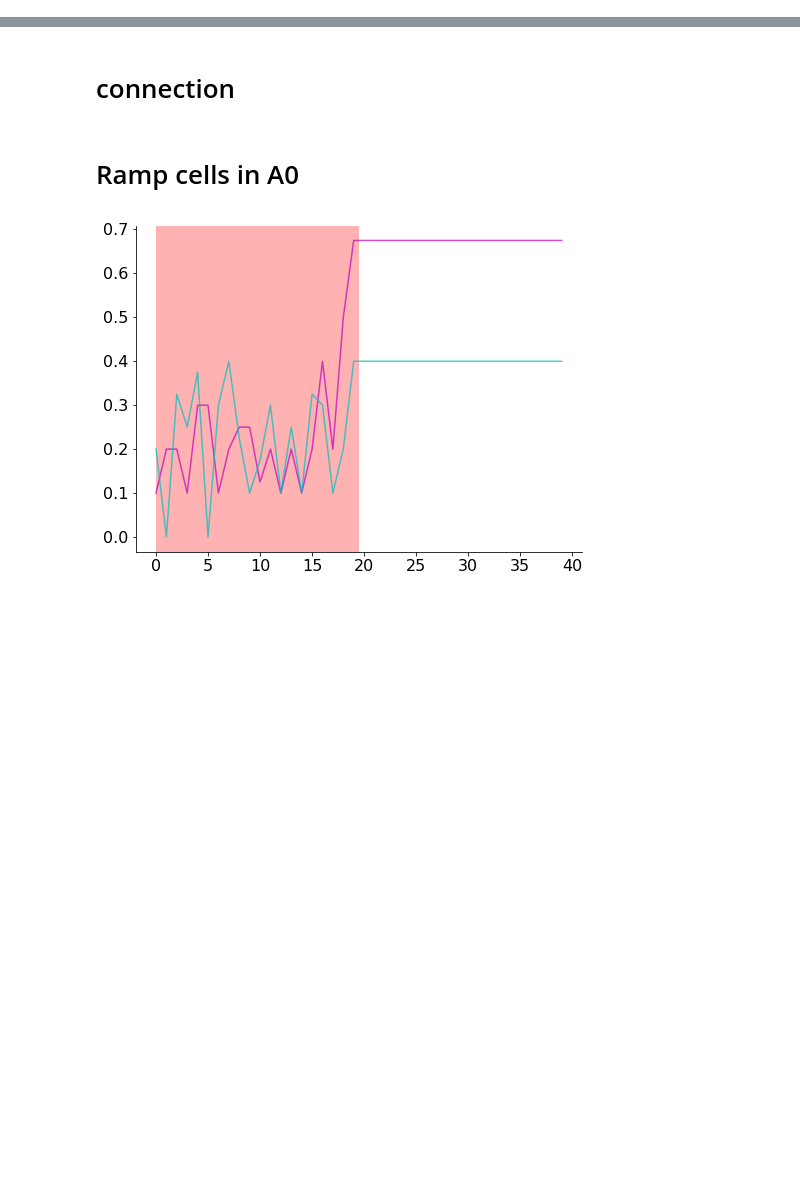
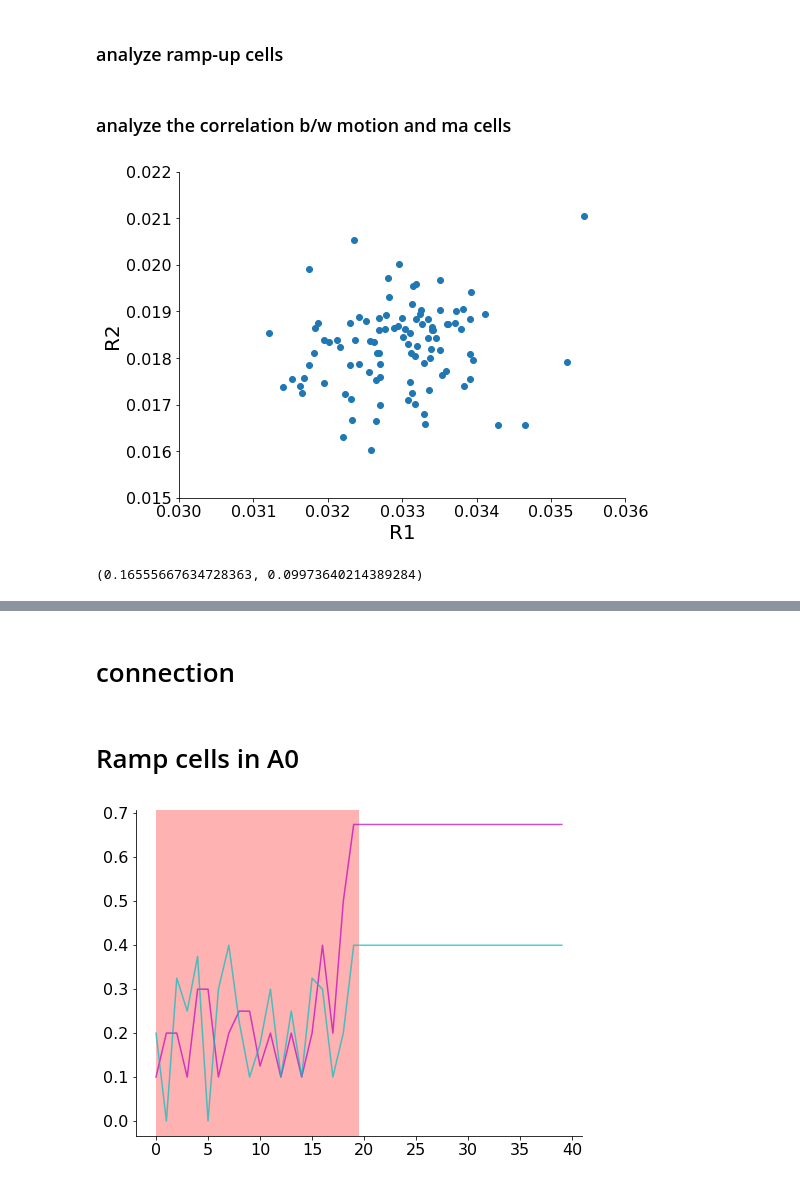
Before and after one commit to ukky17/prednet, a Jupyter notebook: classify.ipynb, the cells around one changed output, grey strips where cells are left out. Saved outputs shown, nothing was run; the diff lists cells and outputs as text; code cells hidden in the pictures; blank space fills up the shorter version.

```diff
--- a/classify.ipynb
+++ b/classify.ipynb
@@ -23,14 +23,14 @@ mpl.rcParams['axes.spines.right'] = False
 plt.rcParams['ps.useafm'] = True
 plt.rcParams['pdf.use14corefonts'] = True
 
-pre_frames = 10 # 50 # 10 # 50
-stim_frames = 20 # 80 # 20 # 80
-post_frames = 20 # 100 # 20 # 100
+pre_frames = 10 # 50
+stim_frames = 20 # 80
+post_frames = 20 # 100
 
 n_movies = 100
 batch_size = 1
 
-SAVE_DIR = './response/190828_1/'
+SAVE_DIR = './response/190724_11/'
 # %%
 def classify(resp):
     """
@@ -121,10 +134,10 @@ def classify(resp):
 n_stims = 2
 analyze_all = True
 # targets = ['E0', 'E1', 'E2', 'R0', 'R1', 'R2', 'A0', 'A1', 'A2', 'Ahat0', 'Ahat1', 'Ahat2']
-# targets = ['E2', 'A2', 'Ahat2']
+targets = ['E2', 'A2', 'Ahat2', 'R2']
 # targets = ['E0', 'A0', 'Ahat0']
 # taregets = ['E1', 'A1', 'Ahat1']
-targets = ['E2']
+# targets = ['E2']
 
 cell_dict = {}
 for target in targets:
@@ -159,15 +172,15 @@ for target in targets:
         n_units = resp.shape[-1]
         resp = resp[:, :, :, resp.shape[3]//2, resp.shape[4]//2, :]
 
-    if 'R' in target:
+    """if 'R' in target:
         tmp1 = np.clip(resp, 0, None)
         tmp2 = np.clip(resp, None, 0) * -1
-        resp = np.concatenate((tmp1, tmp2), axis=-1)
+        resp = np.concatenate((tmp1, tmp2), axis=-1)"""
 
     print(resp.shape) # (2, 100, 230, n_units)
 
-    flat_idx, ramping_idx, ma_idx, error_idx, motion_idx = classify(resp)
-    cell_dict[target] = [n_units, flat_idx, ramping_idx, ma_idx, error_idx, motion_idx]
+    d_resp, flat_idx, ramping_idx, ma_idx, error_idx, motion_idx, motion_idx_sep, ma_idx_sep = classify(resp)
+    cell_dict[target] = [n_units, flat_idx, ramping_idx, ma_idx, error_idx, motion_idx, motion_idx_sep, ma_idx_sep]
 
 # summary
 n_cells = np.zeros((len(targets), 6))
@@ -195,3 +228,5 @@ if analyze_all:
     hickle.dump(cell_dict, SAVE_DIR + 'cell_dict.hkl')
 else:
     hickle.dump(cell_dict, SAVE_DIR + 'cell_dict_center.hkl')
+# %% [markdown]
+### analyze ramp-up cells
@@ -197,0 +333,29 @@ else:
+# %% [markdown]
+### analyze the correlation b/w motion and ma cells
+# %%
+motion_idx_sep = cell_dict['E2'][6]
+ma_idx_sep = cell_dict['E2'][7]
+# %%
+r = resp[0]
+
+# activities of motion cells during motion, averaged across cell
+r1 = r[:, np.arange(10, 30), :]
+r1 = r1[:, :, np.array(motion_idx_sep[0])]
+r1 = np.mean(r1, axis=(1, 2))
+
+# activities of MA cells during after-motion, averaged across cell
+r2 = r[:, np.arange(30, 50), :]
+r2 = r2[:, :, np.array(ma_idx_sep[1])]
+r2 = np.mean(r2, axis=(1, 2))
+
+plt.figure()
+plt.scatter(r1, r2)
+plt.xlim([0.03, 0.036])
+plt.ylim([0.015, 0.022])
+plt.xlabel('R1')
+plt.ylabel('R2')
+plt.show()
+print(stats.pearsonr(r1, r2))
+# %% [output]
+[figure, added]
+(0.16555667634728363, 0.09973640214389284)
```
Also changed, not shown: parts of 11 cells of this notebook.
